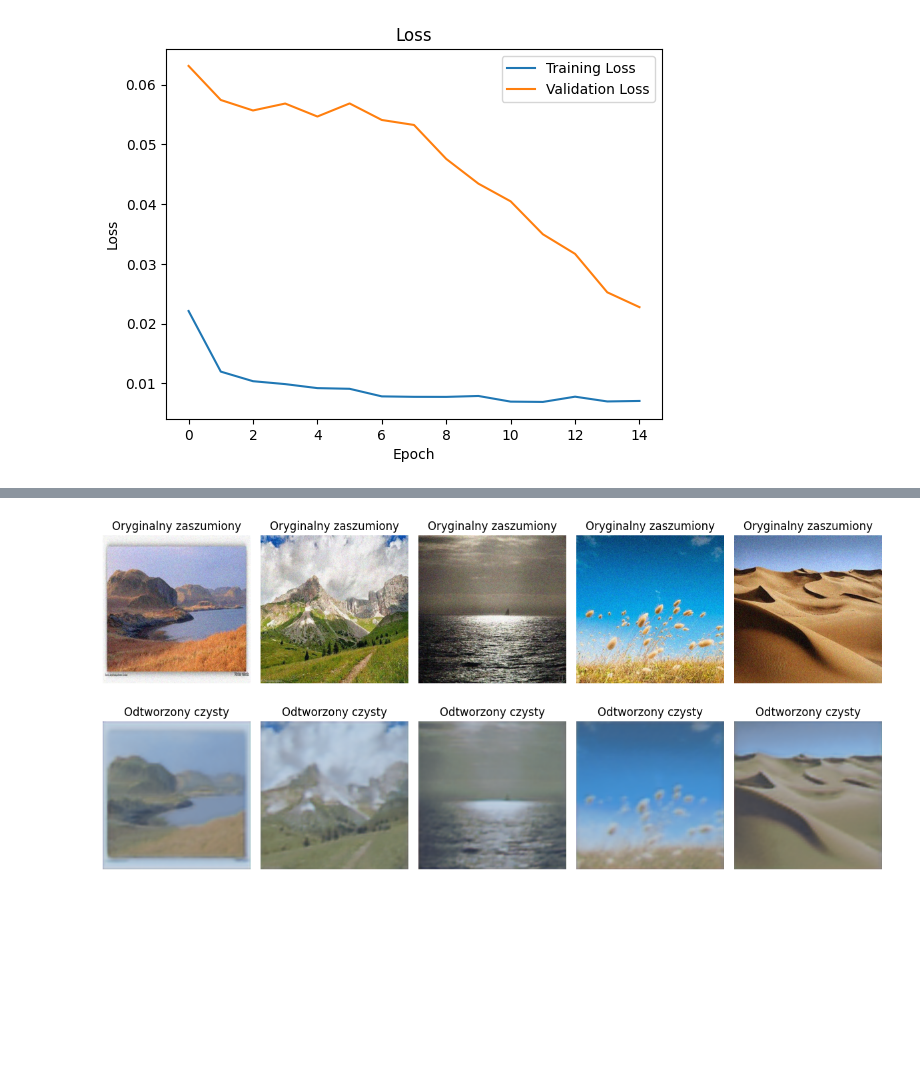
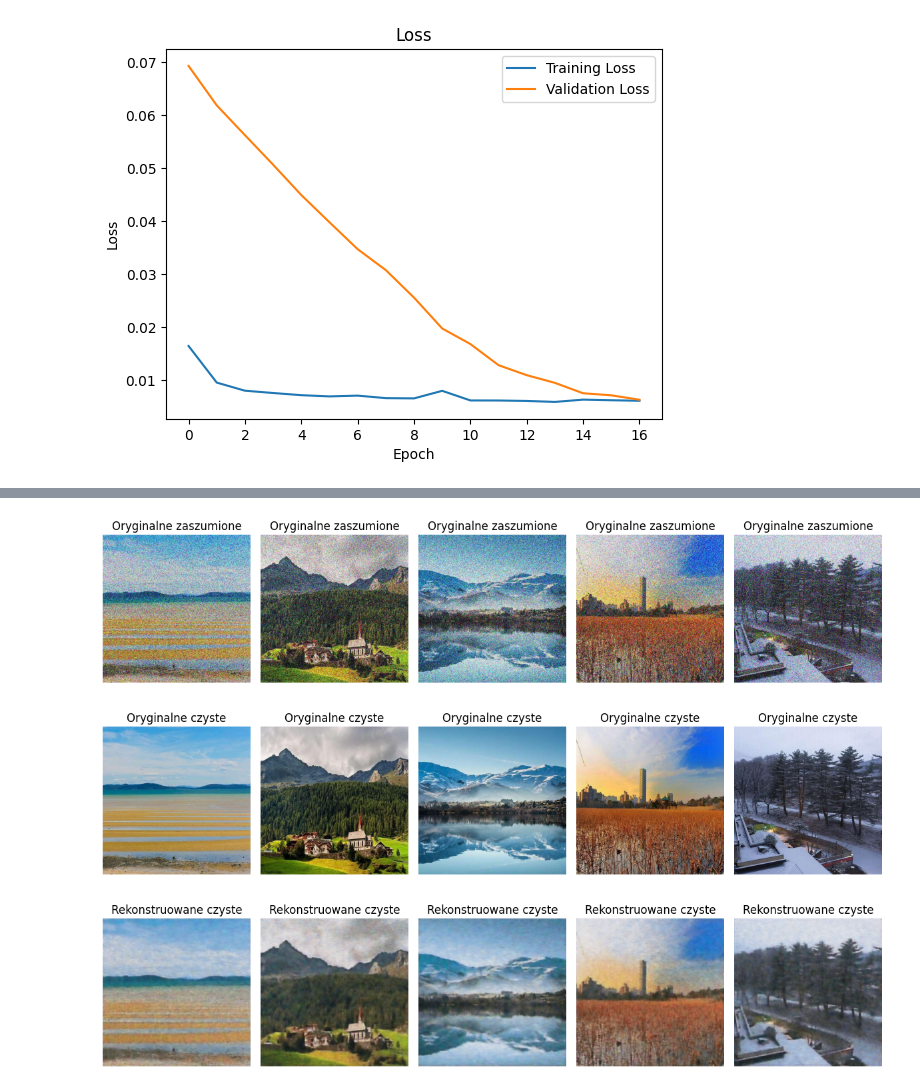
Before and after one commit to CyrexML/DenoisingImagesCNN, a Jupyter notebook: Autoencoder+Stosowanie.ipynb, the cells around one changed output, grey strips where cells are left out. Drawn from its saved outputs; the diff is of its cells as text; code cells hidden in the pictures; blank space fills up the shorter version.

Commit message:
code optimization for image contamination, changing the model, adding clear data in comprehation with denoised images

```diff
--- a/Autoencoder+Stosowanie.ipynb
+++ b/Autoencoder+Stosowanie.ipynb
@@ -7,7 +7,7 @@ from keras import layers
 from sklearn.model_selection import train_test_split
 # %%
 # Ścieżki do danych
-data_dir = "D:/labSem6/Obrazy2"
+data_dir = "D:/labSem6/Obrazy3"
 clean_data_dir = os.path.join(data_dir, "ObrazyCzyste")
 noisy_data_dir = os.path.join(data_dir, "ObrazySzum")
 
@@ -76,18 +75,14 @@ def create_model():
   pool1 = layers.MaxPooling2D((2, 2), padding='same')(e_conv1)
   batchnorm_1 = layers.BatchNormalization()(pool1)
   e_conv2 = layers.Conv2D(32, (3, 3), activation='relu', padding='same')(batchnorm_1)
-  pool2 = layers.MaxPooling2D((2, 2), padding='same')(e_conv2)
-  batchnorm_2 = layers.BatchNormalization()(pool2)
-  e_conv3 = layers.Conv2D(16, (3, 3), activation='relu', padding='same')(batchnorm_2)
-  h = layers.MaxPooling2D((2, 2), padding='same')(e_conv3)
+  h = layers.MaxPooling2D((2, 2), padding='same')(e_conv2)
 # Decoder
   d_conv1 = layers.Conv2D(64, (3, 3), activation='relu', padding='same')(h)
   up1 = layers.UpSampling2D((2, 2))(d_conv1)
   d_conv2 = layers.Conv2D(32, (3, 3), activation='relu', padding='same')(up1)
   up2 = layers.UpSampling2D((2, 2))(d_conv2)
-  d_conv3 = layers.Conv2D(16, (3, 3), activation='relu')(up2)
-  up3 = layers.UpSampling2D((2, 2))(d_conv3)
-  r = layers.Conv2D(3, (3, 3), activation='sigmoid', padding='same')(up3)
+
+  r = layers.Conv2D(3, (3, 3), activation='sigmoid', padding='same')(up2)
   model = tf.keras.Model(x, r)
   model.compile(optimizer='adam', loss='mse')
   return model
@@ -115,5 +110,5 @@ _________________________________________________________________
 gaussian_early_stop = tf.keras.callbacks.EarlyStopping(monitor='loss', patience=3)
 # %%
 # Trenowanie modelu
-history = gaussian_auto_encoder.fit(x_train_noisy, x_train_clean, epochs=20, batch_size=32, validation_split=0.2, callbacks=[gaussian_early_stop])
+history = gaussian_auto_encoder.fit(x_train_noisy, x_train_clean, epochs=25, batch_size=16, validation_split=0.2, callbacks=[gaussian_early_stop])
 # %% [output]
@@ -160,50 +155,38 @@ plt.ylabel('Loss')
 plt.legend()
 plt.show()
 # %% [output]
-[figure, old version]
+[figure, new version]
 # %%
+import random
+import matplotlib.pyplot as plt
 
-import numpy as np
-from PIL import Image
-import random
+# Uzyskiwanie zrekonstruowanych obrazów
+x_new_clean = gaussian_auto_encoder.predict(x_train_noisy)
 
-image_size = (500,500)
-# Ścieżka do nowych obrazów zaszumionych
-new_noisy_images_dir = "D:/labSem6/ObrazySzum1"
+# Wybieranie losowych 5 indeksów obrazów
+random_indices = random.sample(range(len(x_train_noisy)), 5)
 
-# Wczytanie nowych obrazów zaszumionych
-x_new_noisy = []
-for image_file in os.listdir(new_noisy_images_dir):
-    image_path = os.path.join(new_noisy_images_dir, image_file)
-    image = Image.open(image_path)
-    image = image.resize((image_size[0], image_size[1]))  # Dopasowanie rozmiaru obrazu
-    image = np.array(image)  # Konwersja na tablicę NumPy
-    x_new_noisy.append(image)
-x_new_noisy = np.array(x_new_noisy)
-
-# Normalizacja nowych obrazów zaszumionych
-x_new_noisy = x_new_noisy / 255.0
-
-# Odtworzenie obrazów czystych z nowych obrazów zaszumionych
-x_new_clean = gaussian_auto_encoder.predict(x_new_noisy)
-
-# Wybór losowych 5 indeksów obrazów
-random_indices = random.sample(range(len(x_new_noisy)), 5)
-# Wyświetlanie obrazów przed i po odtwarzaniu
-fig, axes = plt.subplots(nrows=2, ncols=len(random_indices), figsize=(12, 6))
+# Wyświetlanie oryginalnych obrazów, obrazów z szumem i zrekonstruowanych obrazów
+fig, axes = plt.subplots(nrows=3, ncols=len(random_indices), figsize=(12, 9))
 for i, index in enumerate(random_indices):
-    original_image = x_new_noisy[index]
+    original_noisy_image = x_train_noisy[index]
+    original_clean_image = x_train_clean[index]
     reconstructed_image = x_new_clean[index]
 
-    # Oryginalny obraz zaszumiony
-    axes[0, i].imshow(original_image)
-    axes[0, i].set_title("Oryginalny zaszumiony")
+    # zaszumione
+    axes[0, i].imshow(original_noisy_image)
+    axes[0, i].set_title("Oryginalne zaszumione")
     axes[0, i].axis("off")
 
-    # Odtworzony obraz czysty
-    axes[1, i].imshow(reconstructed_image)
-    axes[1, i].set_title("Odtworzony czysty")
+    # oryginalne czyste
+    axes[1, i].imshow(original_clean_image)
+    axes[1, i].set_title("Oryginalne czyste")
     axes[1, i].axis("off")
+
+    # rekonstruowane czyste
+    axes[2, i].imshow(reconstructed_image)
+    axes[2, i].set_title("Rekonstruowane czyste")
+    axes[2, i].axis("off")
 
 plt.tight_layout()
 plt.show()
@@ -212 +195 @@ plt.show()
-[figure, old version]
+[figure, new version]
```
Also changed, not shown: parts of 6 cells of this notebook, 1 other file.
